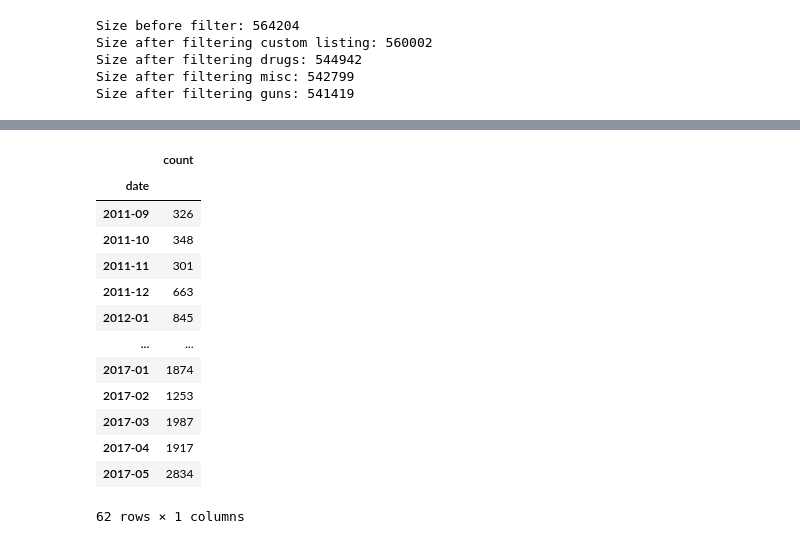
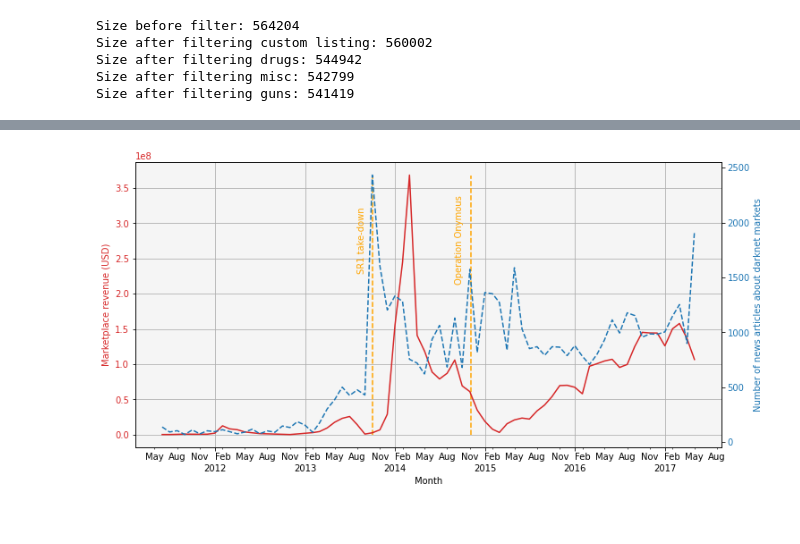
Before and after one commit to x0rz3q/WM0824TU, a Jupyter notebook: src/deliverable3/RQ1.ipynb, the cells around one changed output, grey strips where cells are left out. Drawn from its saved outputs; the diff is of its cells as text; code cells hidden in the pictures.

```diff
--- a/src/deliverable3/RQ1.ipynb
+++ b/src/deliverable3/RQ1.ipynb
@@ -153,23 +135,8 @@ df_rev_bydate
 # title:("black market*") OR ("underground market*") OR ("dark net market*") OR  ("darkweb market*"~10) OR ("cryptomarket") OR ("tor market*"~10) OR ("darknet market*"~10) OR ("silk road") OR ("alphabay") OR ("silk road 2") NOT ("belt road"~10)
 
 df_media = pd.read_csv('../../data/news_coverage.csv')[['date', 'count']]
-df_media['date'] = pd.to_datetime(df['date'])
-df_media = df_media.sort_values(by='date').reset_index(drop=True).dropna()
+df_media['date'] = pd.to_datetime(df_media['date'], format="%Y-%m-%d")
+df_media = df_media.sort_values(by='date').reset_index(drop=True)
 df_media['date'] = pd.DatetimeIndex(df_media['date']).to_period('M')
 df_media_bydate = df_media.groupby('date').sum()
-df_media_bydate
+df_media_bydate = df_media_bydate[str(df_rev_bydate.index.min()):str(df_rev_bydate.index.max())]
-# %% [output]
-|  | count |
-| date |  |
-| 2011-09 | 326 |
-| 2011-10 | 348 |
-| 2011-11 | 301 |
-| 2011-12 | 663 |
-| 2012-01 | 845 |
-| ... | ... |
-| 2017-01 | 1874 |
-| 2017-02 | 1253 |
-| 2017-03 | 1987 |
-| 2017-04 | 1917 |
-| 2017-05 | 2834 |
-62 rows × 1 columns
@@ -184,2 +143,47 @@ df_tor_bydate
+# %%
+import matplotlib.dates as mdates
+
+fig, ax1 = plt.subplots()
+
+data_markets = df_rev_bydate.copy()
+x1 = data_markets.index.to_timestamp()
+y1 = data_markets['total_sales']
+
+color = 'tab:red'
+ax1.set_xlabel('Month')
+ax1.set_ylabel('Marketplace revenue (USD)', color=color)
+ax1.plot(x1, y1, color=color)
+ax1.tick_params(axis='y', labelcolor=color)
+ax1.set_facecolor('#f5f5f5')
+plt.grid()
+
+ax2 = ax1.twinx()  # instantiate a second axes that shares the same x-axis
+data_media = df_media_bydate.copy()
+x2 = data_media.index.to_timestamp()
+y2 = data_media['count']
+color = 'tab:blue'
+ax2.set_ylabel('Number of news articles about darknet markets', color=color)  # we already handled the x-label with ax1
+ax2.plot(x2, y2, color=color, linestyle='dashed')
+ax2.tick_params(axis='y', labelcolor=color)
+
+ax1.vlines(x=pd.to_datetime('October 2013'), ymin=min(y1), ymax=max(y1), linestyles='dashed', colors=['orange'])
+ax1.text(pd.to_datetime('August 2013'), max(y1)-max(y1)/4, 'SR1 take-down', rotation=90, va='center', color='orange')
+ax1.vlines(x=pd.to_datetime('November 6 2014'), ymin=min(y1), ymax=max(y1), linestyles='dashed', colors=['orange'])
+ax1.text(pd.to_datetime('September 2014'), max(y1)-max(y1)/4, 'Operation Onymous', rotation=90, va='center', color='orange')
+
+# set major ticks location every day
+ax1.xaxis.set_major_locator(mdates.YearLocator())
+# set major ticks format
+ax1.xaxis.set_major_formatter(mdates.DateFormatter('\n%Y'))
+# set minor ticks location every two hours
+ax1.xaxis.set_minor_locator(mdates.MonthLocator(interval=3))
+# set minor ticks format
+ax1.xaxis.set_minor_formatter(mdates.DateFormatter('%b'))
+
+fig.tight_layout()  # otherwise the right y-label is slightly clipped
+fig.set_size_inches(12, 6)
+plt.show()
+# %% [output]
+[figure, added]
 # %%
 df_corr = df_media_bydate.merge(df_rev_bydate, on='date')
```
Also changed, not shown: parts of 6 cells of this notebook, 1 other file.
